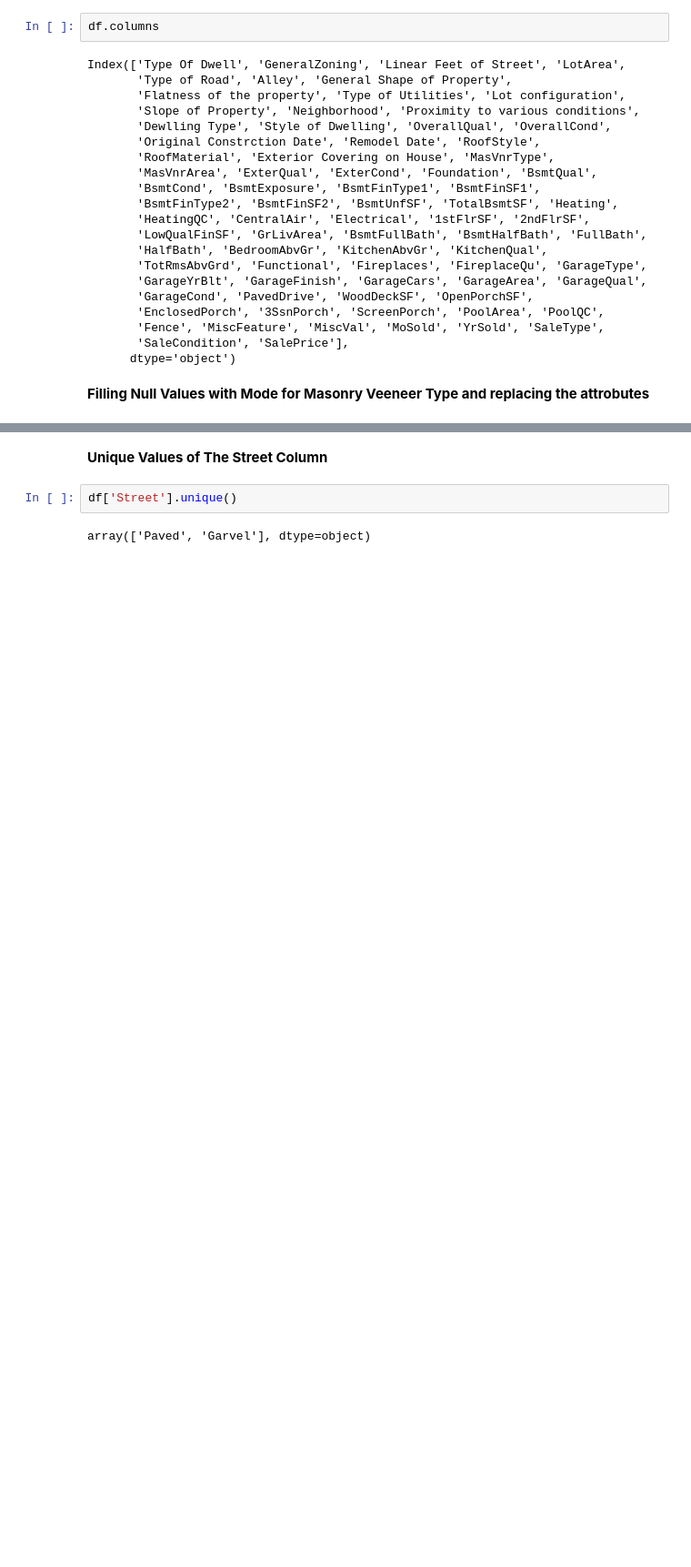
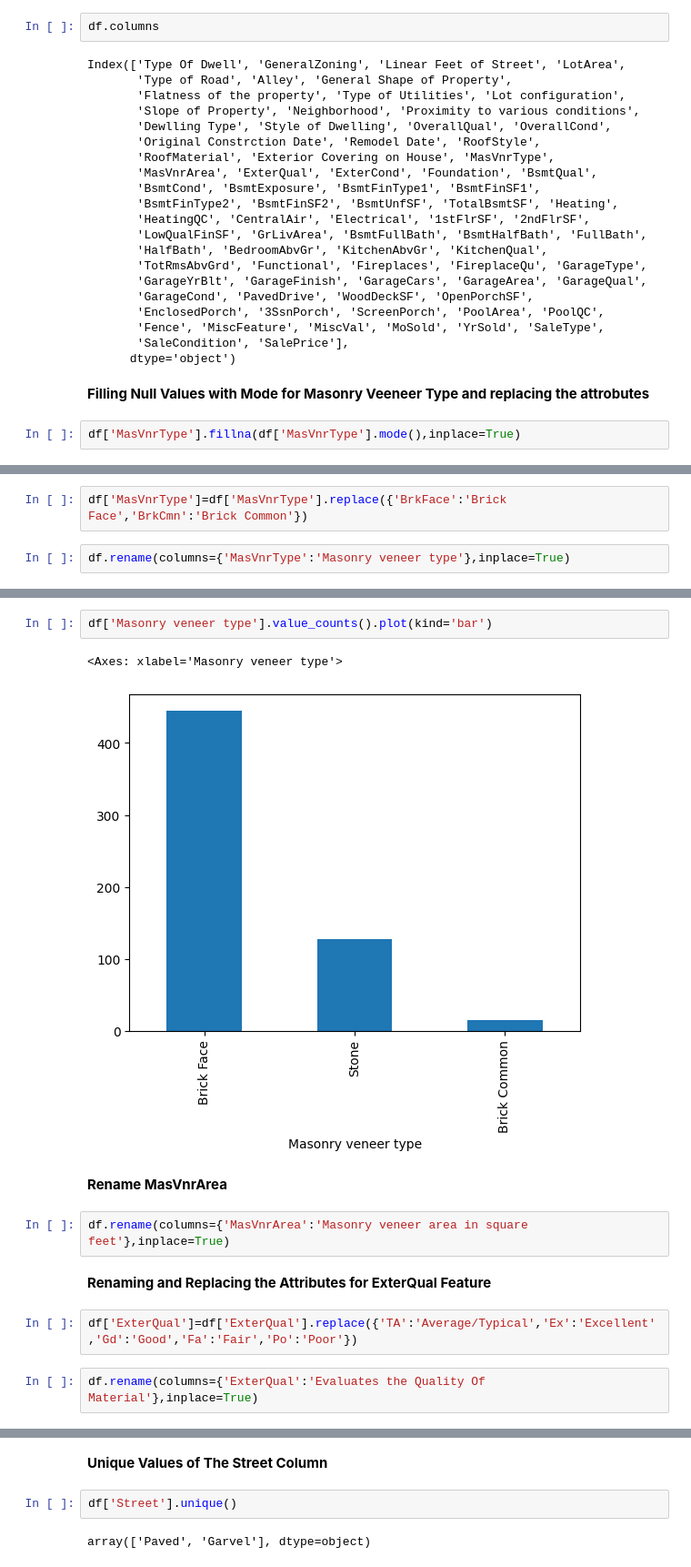
Before and after one commit to Deb052024/Data-Visualization, a Jupyter notebook: Real_Estate_House_Price.ipynb, the cells around one changed output, grey strips where cells are left out. Shown at 91% size. Drawn from its saved outputs; the diff is of its cells as text; blank space fills up the shorter version.

```diff
--- a/Real_Estate_House_Price.ipynb
+++ b/Real_Estate_House_Price.ipynb
@@ -1050,3 +1053,5 @@ Index(['Type Of Dwell', 'GeneralZoning', 'Linear Feet of Street', 'LotArea',
       dtype='object')
 # %% [markdown]
 **Filling Null Values with Mode for Masonry Veeneer Type and replacing the attrobutes**
+# %%
+df['MasVnrType'].fillna(df['MasVnrType'].mode(),inplace=True)
@@ -1052,0 +1066,4 @@ Index(['Type Of Dwell', 'GeneralZoning', 'Linear Feet of Street', 'LotArea',
+# %%
+df['MasVnrType']=df['MasVnrType'].replace({'BrkFace':'Brick Face','BrkCmn':'Brick Common'})
+# %%
+df.rename(columns={'MasVnrType':'Masonry veneer type'},inplace=True)
@@ -1052,0 +1093,15 @@ Index(['Type Of Dwell', 'GeneralZoning', 'Linear Feet of Street', 'LotArea',
+# %%
+df['Masonry veneer type'].value_counts().plot(kind='bar')
+# %% [output]
+<Axes: xlabel='Masonry veneer type'>
+[figure, added]
+# %% [markdown]
+**Rename MasVnrArea**
+# %%
+df.rename(columns={'MasVnrArea':'Masonry veneer area in square feet'},inplace=True)
+# %% [markdown]
+**Renaming and Replacing the Attributes for ExterQual Feature**
+# %%
+df['ExterQual']=df['ExterQual'].replace({'TA':'Average/Typical','Ex':'Excellent','Gd':'Good','Fa':'Fair','Po':'Poor'})
+# %%
+df.rename(columns={'ExterQual':'Evaluates the Quality Of Material'},inplace=True)
```
Also changed, not shown: parts of 33 cells of this notebook.
